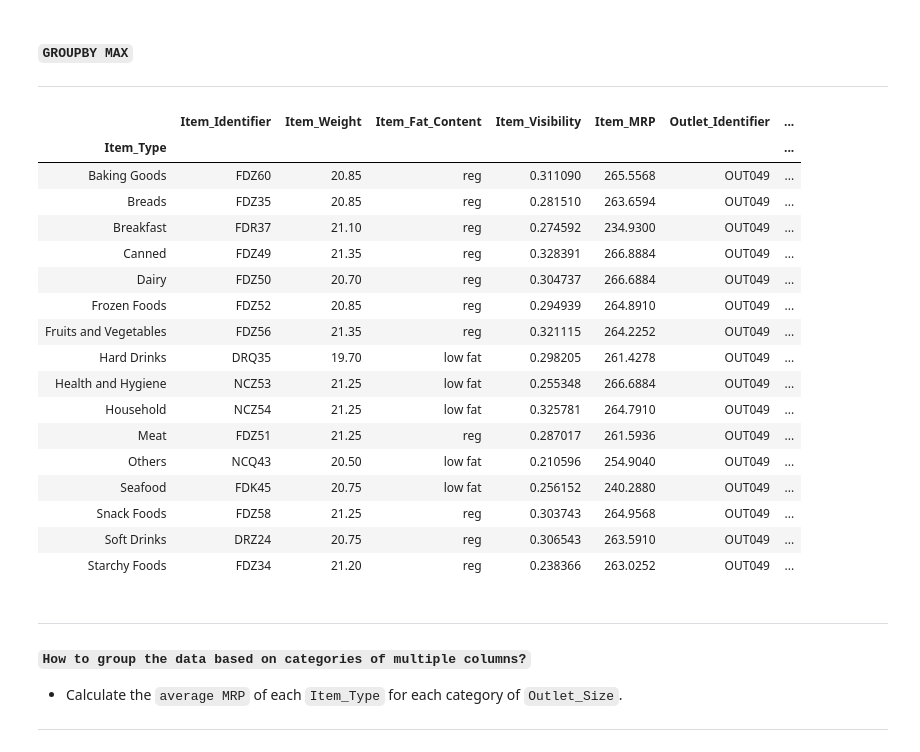
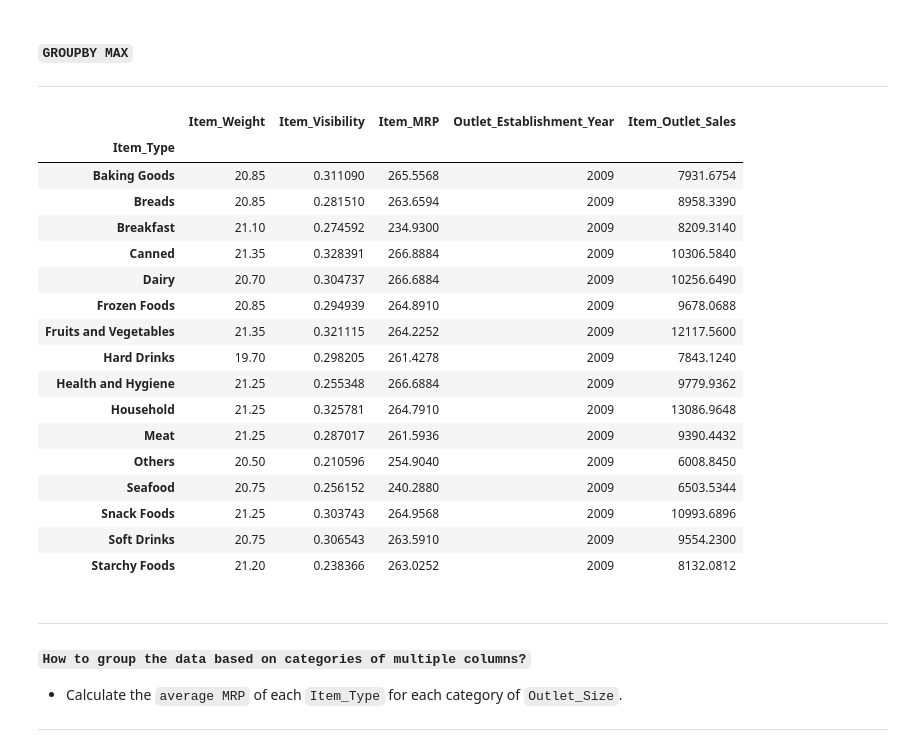
Before and after one commit to JapiKredi/Pinnacle_AI_program_AnalyticsVidyha, a Jupyter notebook: Pandas_Aggregating&Summarizing_DataFrames.ipynb, the cells around one changed output. Drawn from its saved outputs; the diff is of its cells as text; code cells hidden in the pictures.

```diff
--- a/Pandas_Aggregating&Summarizing_DataFrames.ipynb
+++ b/Pandas_Aggregating&Summarizing_DataFrames.ipynb
@@ -218,26 +263,26 @@ Name: Item_MRP, dtype: float64
 
 ---
 # %%
-d.max()
+d.max(numeric_only=True)
 # %% [output]
-|  | Item_Identifier | Item_Weight | Item_Fat_Content | Item_Visibility | Item_MRP | Outlet_Identifier | ... |
-| Item_Type |  |  |  |  |  |  | ... |
-| Baking Goods | FDZ60 | 20.85 | reg | 0.311090 | 265.5568 | OUT049 | ... |
-| Breads | FDZ35 | 20.85 | reg | 0.281510 | 263.6594 | OUT049 | ... |
-| Breakfast | FDR37 | 21.10 | reg | 0.274592 | 234.9300 | OUT049 | ... |
-| Canned | FDZ49 | 21.35 | reg | 0.328391 | 266.8884 | OUT049 | ... |
-| Dairy | FDZ50 | 20.70 | reg | 0.304737 | 266.6884 | OUT049 | ... |
-| Frozen Foods | FDZ52 | 20.85 | reg | 0.294939 | 264.8910 | OUT049 | ... |
-| Fruits and Vegetables | FDZ56 | 21.35 | reg | 0.321115 | 264.2252 | OUT049 | ... |
-| Hard Drinks | DRQ35 | 19.70 | low fat | 0.298205 | 261.4278 | OUT049 | ... |
-| Health and Hygiene | NCZ53 | 21.25 | low fat | 0.255348 | 266.6884 | OUT049 | ... |
-| Household | NCZ54 | 21.25 | low fat | 0.325781 | 264.7910 | OUT049 | ... |
-| Meat | FDZ51 | 21.25 | reg | 0.287017 | 261.5936 | OUT049 | ... |
-| Others | NCQ43 | 20.50 | low fat | 0.210596 | 254.9040 | OUT049 | ... |
-| Seafood | FDK45 | 20.75 | low fat | 0.256152 | 240.2880 | OUT049 | ... |
-| Snack Foods | FDZ58 | 21.25 | reg | 0.303743 | 264.9568 | OUT049 | ... |
-| Soft Drinks | DRZ24 | 20.75 | reg | 0.306543 | 263.5910 | OUT049 | ... |
-| Starchy Foods | FDZ34 | 21.20 | reg | 0.238366 | 263.0252 | OUT049 | ... |
+|  | Item_Weight | Item_Visibility | Item_MRP | Outlet_Establishment_Year | Item_Outlet_Sales |
+| Item_Type |  |  |  |  |  |
+| Baking Goods | 20.85 | 0.311090 | 265.5568 | 2009 | 7931.6754 |
+| Breads | 20.85 | 0.281510 | 263.6594 | 2009 | 8958.3390 |
+| Breakfast | 21.10 | 0.274592 | 234.9300 | 2009 | 8209.3140 |
+| Canned | 21.35 | 0.328391 | 266.8884 | 2009 | 10306.5840 |
+| Dairy | 20.70 | 0.304737 | 266.6884 | 2009 | 10256.6490 |
+| Frozen Foods | 20.85 | 0.294939 | 264.8910 | 2009 | 9678.0688 |
+| Fruits and Vegetables | 21.35 | 0.321115 | 264.2252 | 2009 | 12117.5600 |
+| Hard Drinks | 19.70 | 0.298205 | 261.4278 | 2009 | 7843.1240 |
+| Health and Hygiene | 21.25 | 0.255348 | 266.6884 | 2009 | 9779.9362 |
+| Household | 21.25 | 0.325781 | 264.7910 | 2009 | 13086.9648 |
+| Meat | 21.25 | 0.287017 | 261.5936 | 2009 | 9390.4432 |
+| Others | 20.50 | 0.210596 | 254.9040 | 2009 | 6008.8450 |
+| Seafood | 20.75 | 0.256152 | 240.2880 | 2009 | 6503.5344 |
+| Snack Foods | 21.25 | 0.303743 | 264.9568 | 2009 | 10993.6896 |
+| Soft Drinks | 20.75 | 0.306543 | 263.5910 | 2009 | 9554.2300 |
+| Starchy Foods | 21.20 | 0.238366 | 263.0252 | 2009 | 8132.0812 |
 # %% [markdown]
 ---
 
```
Also changed, not shown: parts of 12 cells of this notebook.
